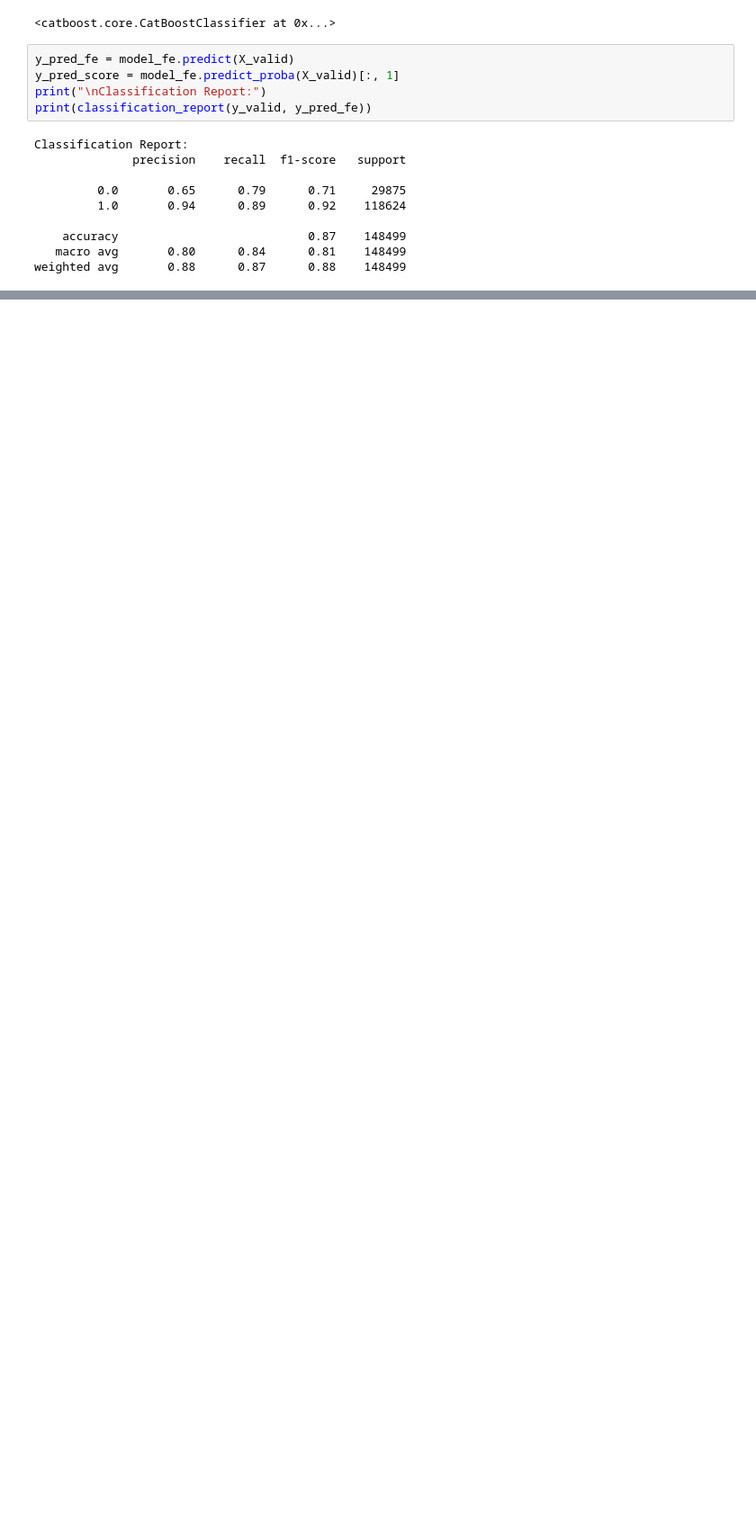
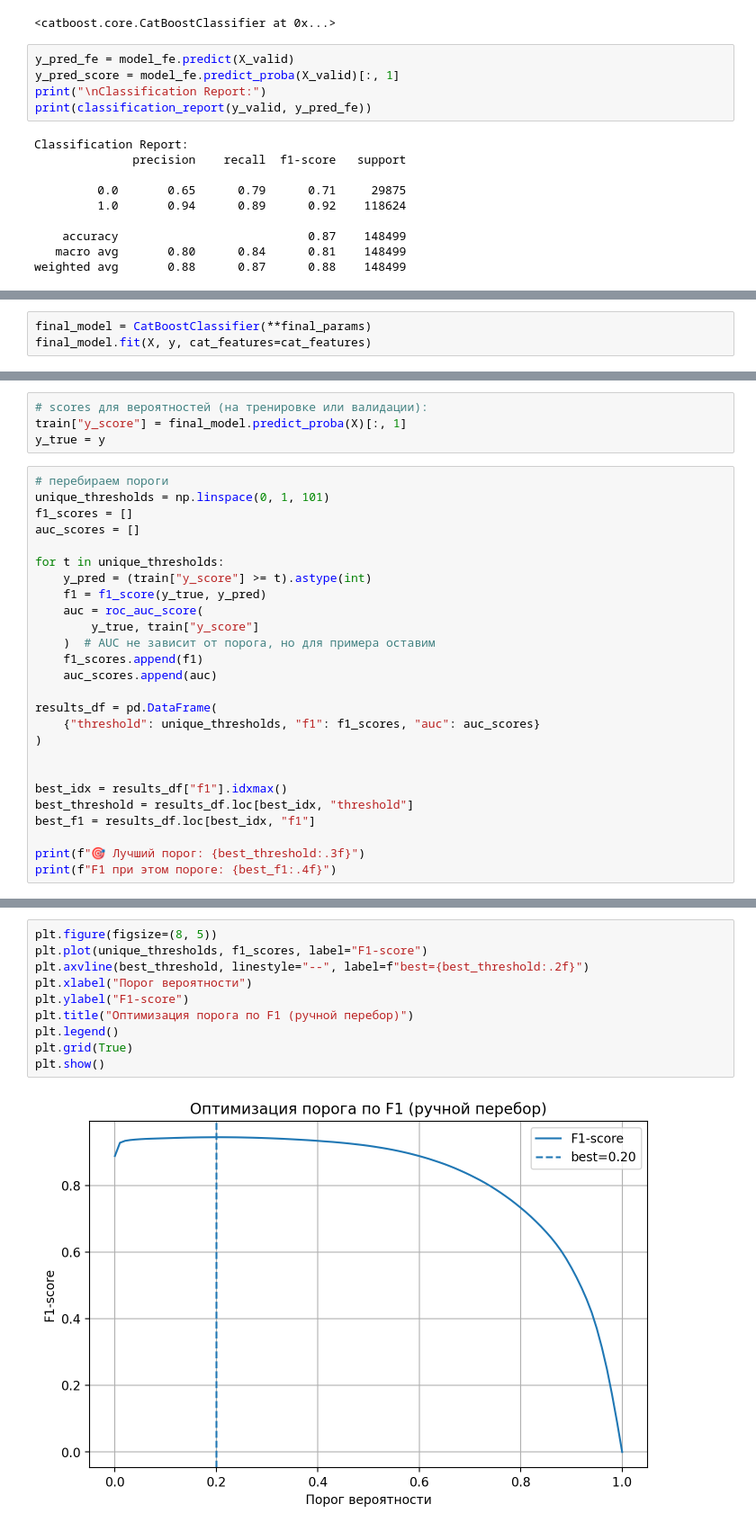
Before and after one commit to vulcan4ik/loan-prediction-2025, a Jupyter notebook: ipynb/loan-prediction-11-2025.ipynb, the cells around one changed output, grey strips where cells are left out. Shown: that part at 90% size. Saved outputs shown, nothing was run; the diff lists cells and outputs as text; blank space fills up the shorter version.

```diff
--- a/ipynb/loan-prediction-11-2025.ipynb
+++ b/ipynb/loan-prediction-11-2025.ipynb
@@ -788,0 +931,3 @@ ROC AUC: 0.9229
+# %%
+final_model = CatBoostClassifier(**final_params)
+final_model.fit(X, y, cat_features=cat_features)
@@ -788,0 +958,30 @@ ROC AUC: 0.9229
+# %%
+# scores для вероятностей (на тренировке или валидации):
+train["y_score"] = final_model.predict_proba(X)[:, 1]
+y_true = y
+# %%
+# перебираем пороги
+unique_thresholds = np.linspace(0, 1, 101)
+f1_scores = []
+auc_scores = []
+
+for t in unique_thresholds:
+    y_pred = (train["y_score"] >= t).astype(int)
+    f1 = f1_score(y_true, y_pred)
+    auc = roc_auc_score(
+        y_true, train["y_score"]
+    )  # AUC не зависит от порога, но для примера оставим
+    f1_scores.append(f1)
+    auc_scores.append(auc)
+
+results_df = pd.DataFrame(
+    {"threshold": unique_thresholds, "f1": f1_scores, "auc": auc_scores}
+)
+
+
+best_idx = results_df["f1"].idxmax()
+best_threshold = results_df.loc[best_idx, "threshold"]
+best_f1 = results_df.loc[best_idx, "f1"]
+
+print(f"🎯 Лучший порог: {best_threshold:.3f}")
+print(f"F1 при этом пороге: {best_f1:.4f}")
@@ -788,0 +991,12 @@ ROC AUC: 0.9229
+# %%
+plt.figure(figsize=(8, 5))
+plt.plot(unique_thresholds, f1_scores, label="F1-score")
+plt.axvline(best_threshold, linestyle="--", label=f"best={best_threshold:.2f}")
+plt.xlabel("Порог вероятности")
+plt.ylabel("F1-score")
+plt.title("Оптимизация порога по F1 (ручной перебор)")
+plt.legend()
+plt.grid(True)
+plt.show()
+# %% [output]
+[figure, added]
```
Also changed, not shown: parts of 32 cells of this notebook, 37 other files.
